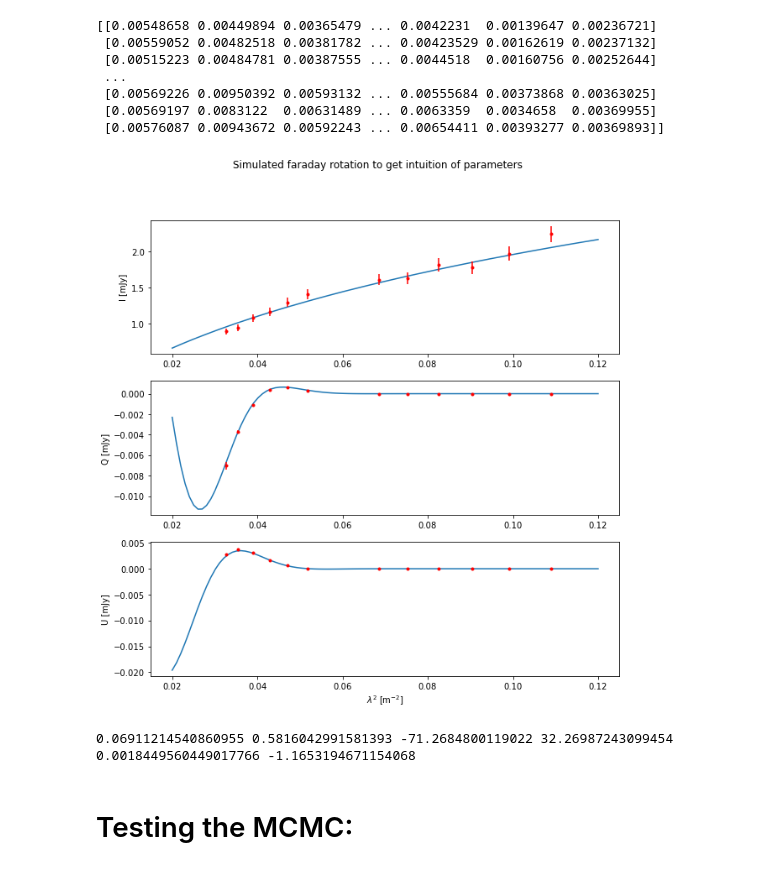
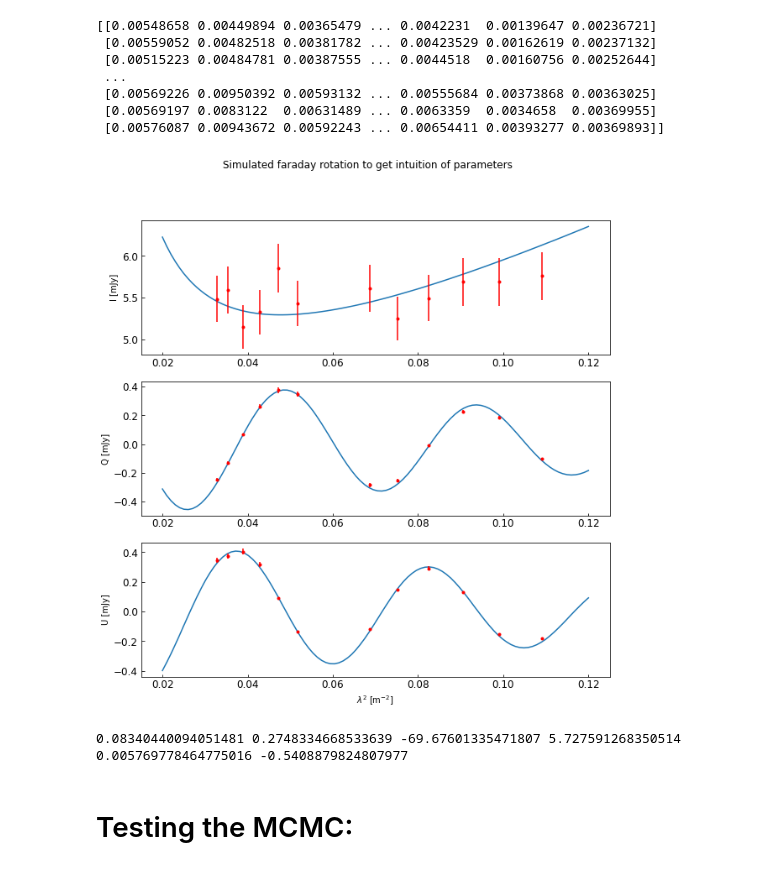
Before and after one commit to Woutmg/Meerkat_FracPol_New, a Jupyter notebook: QU MCMC tester.ipynb, the cells around one changed output. Saved outputs shown, nothing was run; the diff lists cells and outputs as text; code cells hidden in the pictures.

```diff
--- a/QU MCMC tester.ipynb
+++ b/QU MCMC tester.ipynb
@@ -177,33 +177,33 @@ print(mock_i)
  [0.00569197 0.0083122  0.00631489 ... 0.0063359  0.0034658  0.00369955]
  [0.00576087 0.00943672 0.00592243 ... 0.00654411 0.00393277 0.00369893]]
 # %%
-inspect_num = 7
+inspect_num = 0
 
 model_q, model_u, model_i = models(np.linspace(0.02,0.12,100), mock_p0[inspect_num], mock_X0[inspect_num], mock_RM[inspect_num]\
         , mock_sigma[inspect_num], mock_norm[inspect_num], mock_spix[inspect_num], mock_curv[inspect_num])
 
 fig, axs = plt.subplots(3, figsize=(10,10))
 fig.suptitle('Simulated faraday rotation to get intuition of parameters')
 axs[0].plot(np.linspace(0.02,0.12,100), 1e3*model_i)
 axs[0].errorbar(x_sim, 1e3*mock_i[:,inspect_num], yerr=1e3*mock_i_err[:,inspect_num], color='red', fmt='.')
 axs[0].set_ylabel('I [mJy]')
 
 axs[1].plot(np.linspace(0.02,0.12,100), 1e3*model_q)
 axs[1].errorbar(x_sim, 1e3*mock_q[:,inspect_num], yerr=1e3*mock_q_err[:,inspect_num], color='red', fmt='.')
 axs[1].set_ylabel('Q [mJy]')
 
 axs[2].plot(np.linspace(0.02,0.12,100), 1e3*model_u)
 axs[2].errorbar(x_sim, 1e3*mock_u[:,inspect_num], yerr=1e3*mock_u_err[:,inspect_num], color='red', fmt='.')
 axs[2].set_ylabel('U [mJy]')
 axs[2].set_xlabel('$\lambda^2$ [m$^{-2}$]')
 
 plt.show()
 
 print(mock_p0[inspect_num], mock_X0[inspect_num], mock_RM[inspect_num]\
         , mock_sigma[inspect_num], mock_norm[inspect_num], mock_spix[inspect_num])
 # %% [output]
-[figure, old version]
+[figure, new version]
-0.06911214540860955 0.5816042991581393 -71.2684800119022 32.26987243099454 0.0018449560449017766 -1.1653194671154068
+0.08340440094051481 0.2748334668533639 -69.67601335471807 5.727591268350514 0.005769778464775016 -0.5408879824807977
 # %%
 savedir =r'/net/vdesk/data2/GoesaertW/Meerkat_Data/Abell_85/Photometry_BDSF/'
 
```
Also changed, not shown: parts of 5 cells of this notebook, 6 other files.
